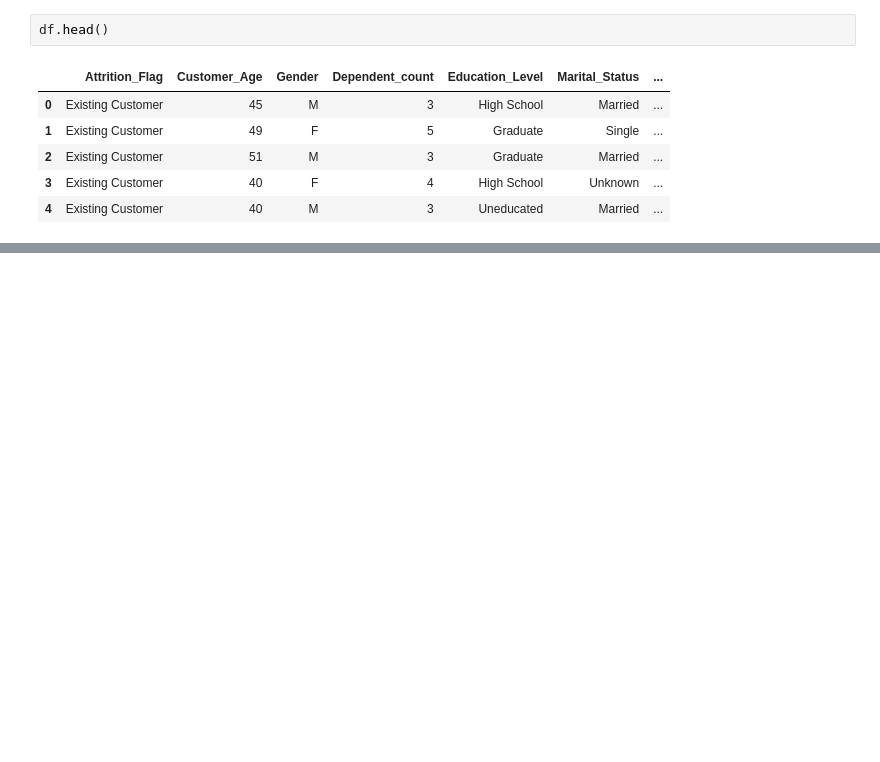
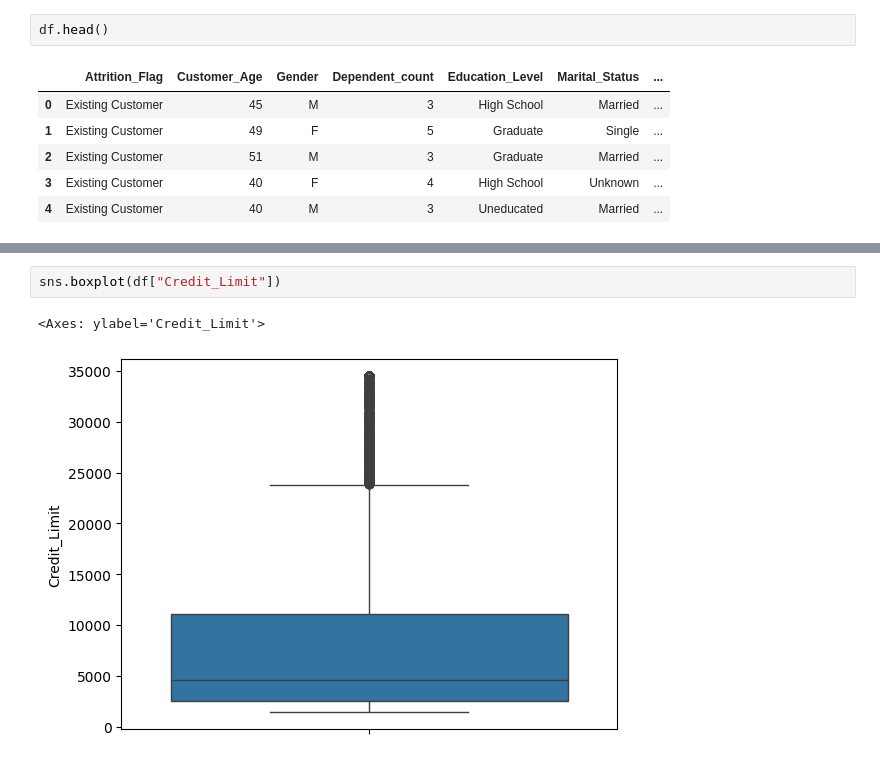
Before and after one commit to bosshussien/Bank_Customers_Analysis, a Jupyter notebook: notebook.ipynb, the cells around one changed output, grey strips where cells are left out. Cells and saved outputs as stored; diff of their text form; blank space fills up the shorter version.

```diff
--- a/notebook.ipynb
+++ b/notebook.ipynb
@@ -60,0 +94,5 @@ df.head()
+# %%
+sns.boxplot(df["Credit_Limit"])
+# %% [output]
+<Axes: ylabel='Credit_Limit'>
+[figure, added]
```
Also changed, not shown: parts of 3 cells of this notebook, 1 other file.
